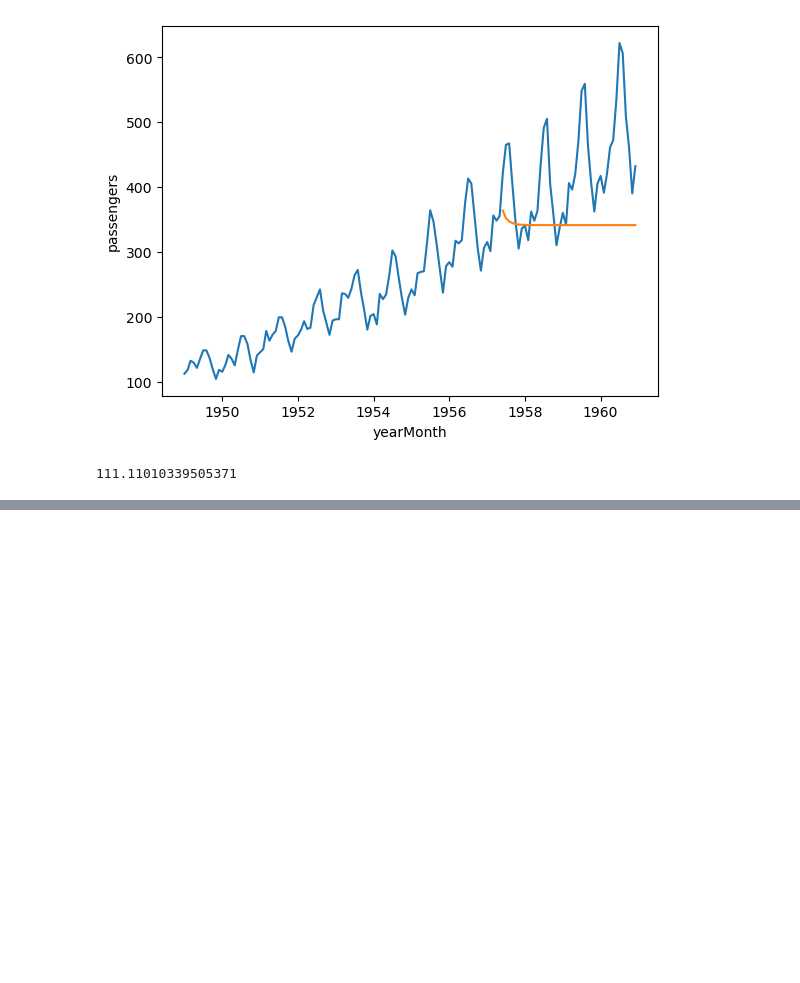
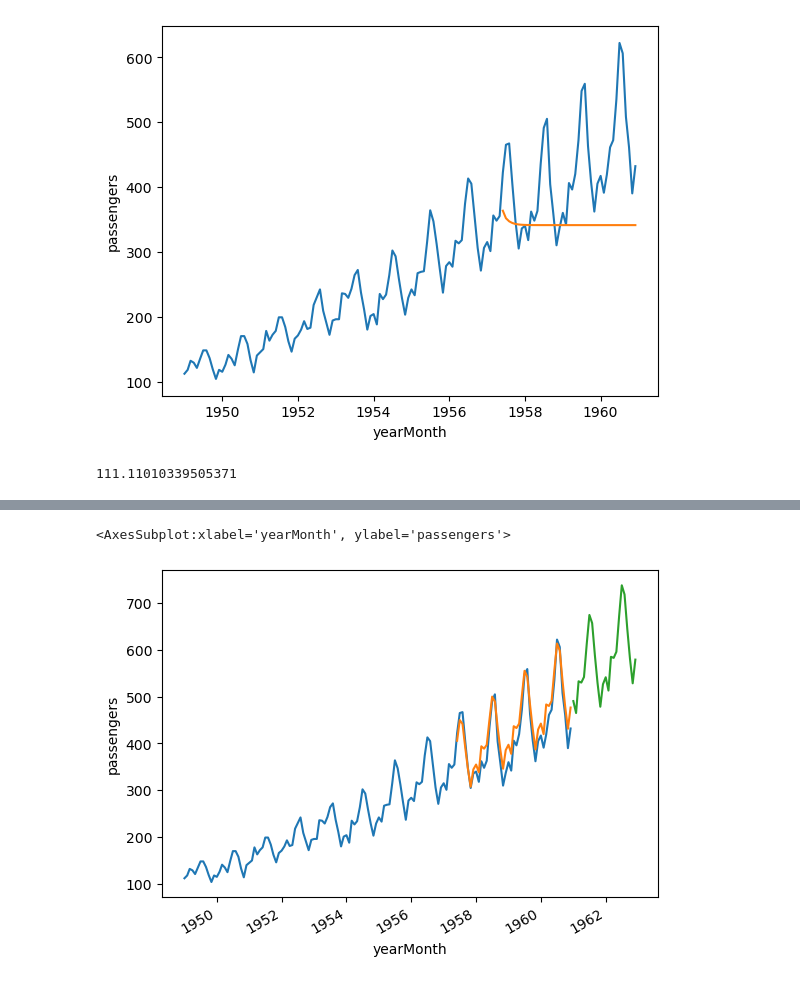
Before and after one commit to diligejy/timeseries, a Jupyter notebook: Learnerea/lec1.ipynb, the cells around one changed output, grey strips where cells are left out. Cells and saved outputs as stored; diff of their text form; code cells hidden in the pictures; blank space fills up the shorter version.

```diff
--- a/Learnerea/lec1.ipynb
+++ b/Learnerea/lec1.ipynb
@@ -466,0 +521,3 @@ np.sqrt(mean_squared_error(test['passengers'], prediction))
+# %%
+futureDate = pd.DataFrame(pd.date_range(start='1961-01-01', end='1962-12-01', freq='MS'), columns=['Dates'])
+futureDate.set_index("Dates", inplace=True)
@@ -466,0 +554,8 @@ np.sqrt(mean_squared_error(test['passengers'], prediction))
+# %%
+airP.dropna()
+sns.lineplot(data=airP, x=airP.index, y='passengers')
+sns.lineplot(data=airP, x=airP.index, y= 'sarimaxPred')
+model_fit.predict(start=futureDate.index[0], end=futureDate.index[-1]).plot()
+# %% [output]
+<AxesSubplot:xlabel='yearMonth', ylabel='passengers'>
+[figure, added]
```
Also changed, not shown: parts of 9 cells of this notebook.
